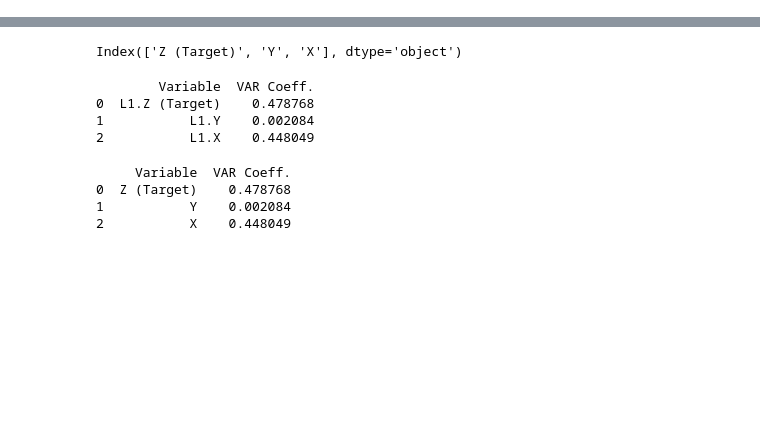
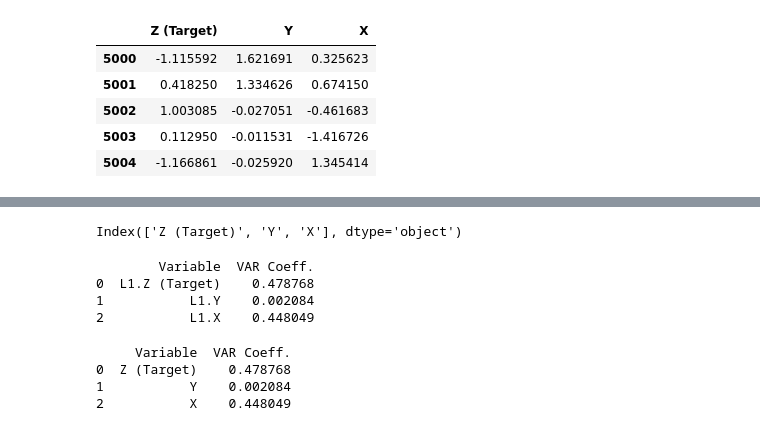
Before and after one commit to SaveChris/EUA_Volatility_DII_p, a Jupyter notebook: SRC/#Sec3_Methodology.ipynb, the cells around one changed output, grey strips where cells are left out. Cells and saved outputs as stored; diff of their text form; code cells hidden in the pictures; blank space fills up the shorter version.

```diff
--- a/SRC/#Sec3_Methodology.ipynb
+++ b/SRC/#Sec3_Methodology.ipynb
@@ -21,6 +26,15 @@ df['Z (Target)'] = traj[:,2]
 df['Y'] = traj[:,1]
 df['X'] = traj[:,0]
 df = df[5000:7902]
+# %%
+df.head()
+# %% [output]
+|  | Z (Target) | Y | X |
+| 5000 | -1.115592 | 1.621691 | 0.325623 |
+| 5001 | 0.418250 | 1.334626 | 0.674150 |
+| 5002 | 1.003085 | -0.027051 | -0.461683 |
+| 5003 | 0.112950 | -0.011531 | -1.416726 |
+| 5004 | -1.166861 | -0.025920 | 1.345414 |
 # %%
 model = VAR(df)
 var_model = model.fit(maxlags=1, trend='n', verbose=True)  # 1 lag
```
Also changed, not shown: parts of 28 cells of this notebook, 3 other files.
